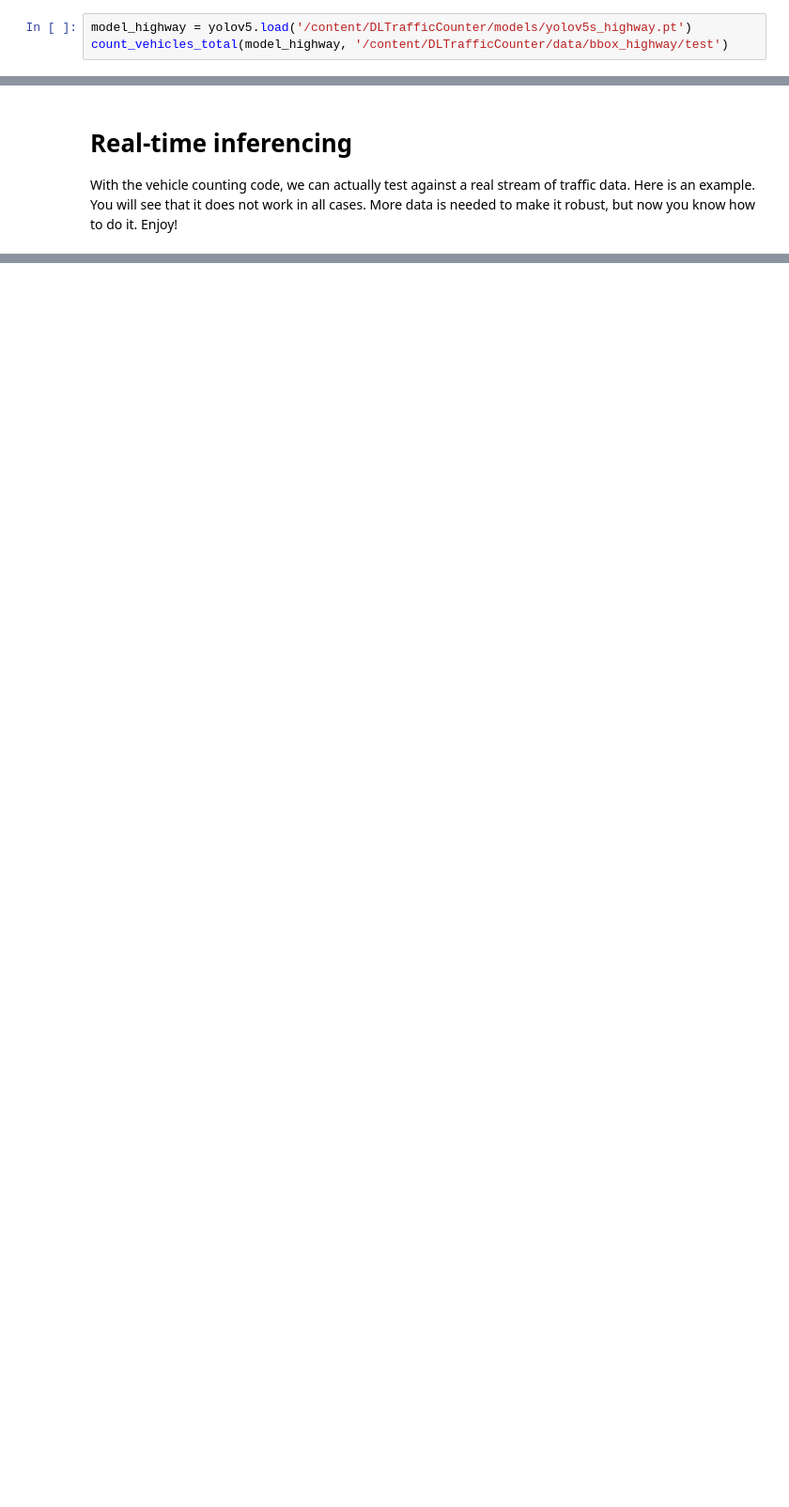
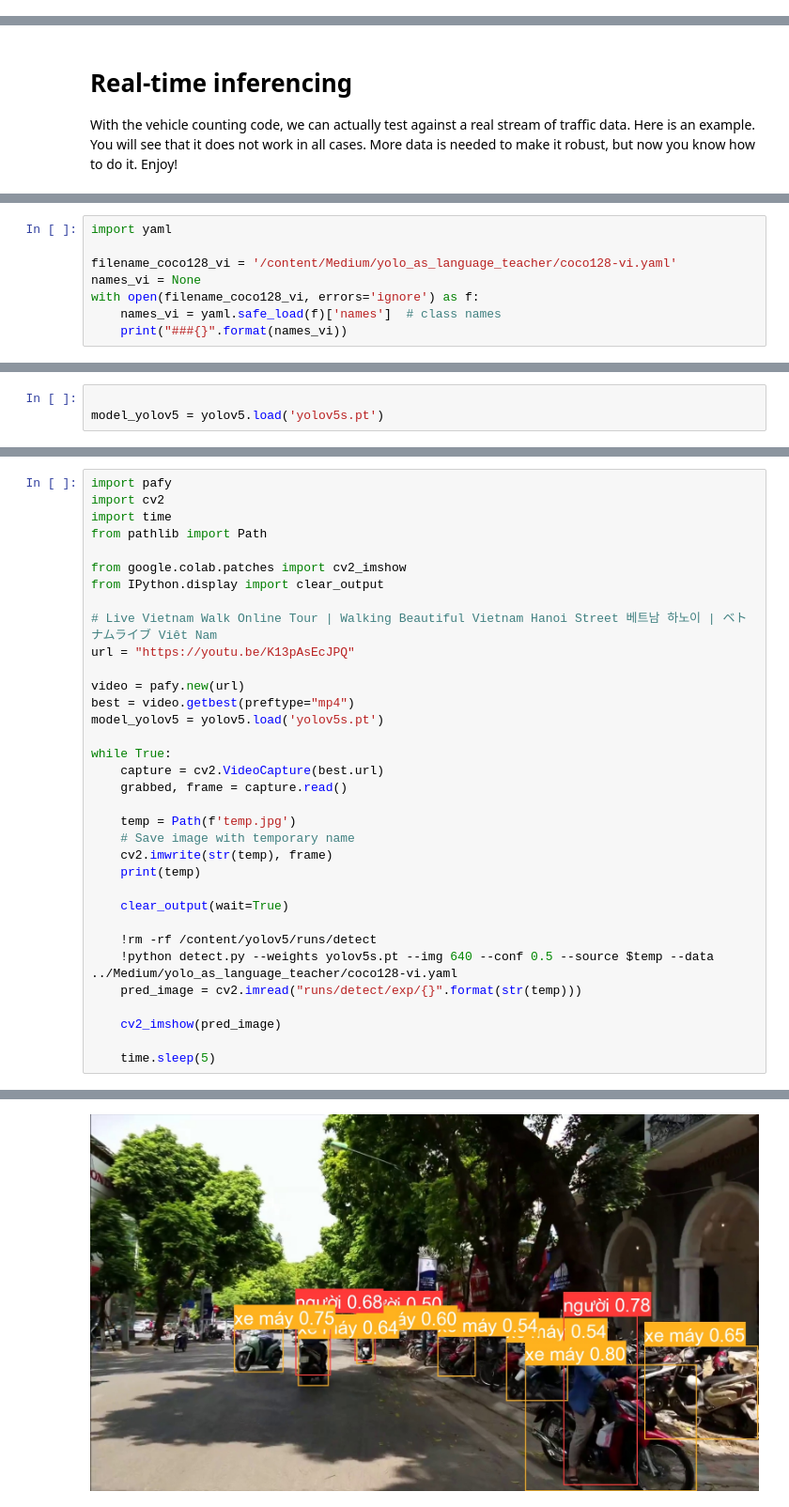
Before and after one commit to changsin/Medium, a Jupyter notebook: yolo_as_language_teacher/language_teacher_yolov5.ipynb, the cells around one changed output, grey strips where cells are left out. Shown at 94% size. Cells and saved outputs as stored; diff of their text form; blank space fills up the shorter version.

```diff
--- a/yolo_as_language_teacher/language_teacher_yolov5.ipynb
+++ b/yolo_as_language_teacher/language_teacher_yolov5.ipynb
@@ -500,3 +326,0 @@ CLASSES = ['car', 'bus', 'truck']
-# %%
-model_highway = yolov5.load('/content/DLTrafficCounter/models/yolov5s_highway.pt')
-count_vehicles_total(model_highway, '/content/DLTrafficCounter/data/bbox_highway/test')
@@ -625,0 +330,8 @@ for ann in anns:
+# %%
+import yaml
+
+filename_coco128_vi = '/content/Medium/yolo_as_language_teacher/coco128-vi.yaml'
+names_vi = None
+with open(filename_coco128_vi, errors='ignore') as f:
+    names_vi = yaml.safe_load(f)['names']  # class names
+    print("###{}".format(names_vi))
@@ -625,0 +340,3 @@ for ann in anns:
+# %%
+
+model_yolov5 = yolov5.load('yolov5s.pt')
@@ -625,0 +347,35 @@ for ann in anns:
+# %%
+import pafy
+import cv2
+import time
+from pathlib import Path
+
+from google.colab.patches import cv2_imshow
+from IPython.display import clear_output
+
+# Live Vietnam Walk Online Tour | Walking Beautiful Vietnam Hanoi Street 베트남 하노이 | ベトナムライブ Viêt Nam
+url = "https://youtu.be/K13pAsEcJPQ"
+
+video = pafy.new(url)
+best = video.getbest(preftype="mp4")
+model_yolov5 = yolov5.load('yolov5s.pt')
+
+while True:
+    capture = cv2.VideoCapture(best.url)
+    grabbed, frame = capture.read()
+
+    temp = Path(f'temp.jpg')
+    # Save image with temporary name
+    cv2.imwrite(str(temp), frame)
+    print(temp)
+
+    clear_output(wait=True)
+
+    !rm -rf /content/yolov5/runs/detect
+    !python detect.py --weights yolov5s.pt --img 640 --conf 0.5 --source $temp --data ../Medium/yolo_as_language_teacher/coco128-vi.yaml
+    pred_image = cv2.imread("runs/detect/exp/{}".format(str(temp)))
+
+    cv2_imshow(pred_image)
+
+    time.sleep(5)
+# %% [output]
@@ -625,0 +390 @@ for ann in anns:
+[figure, added]
```
Also changed, not shown: parts of 32 cells of this notebook.
